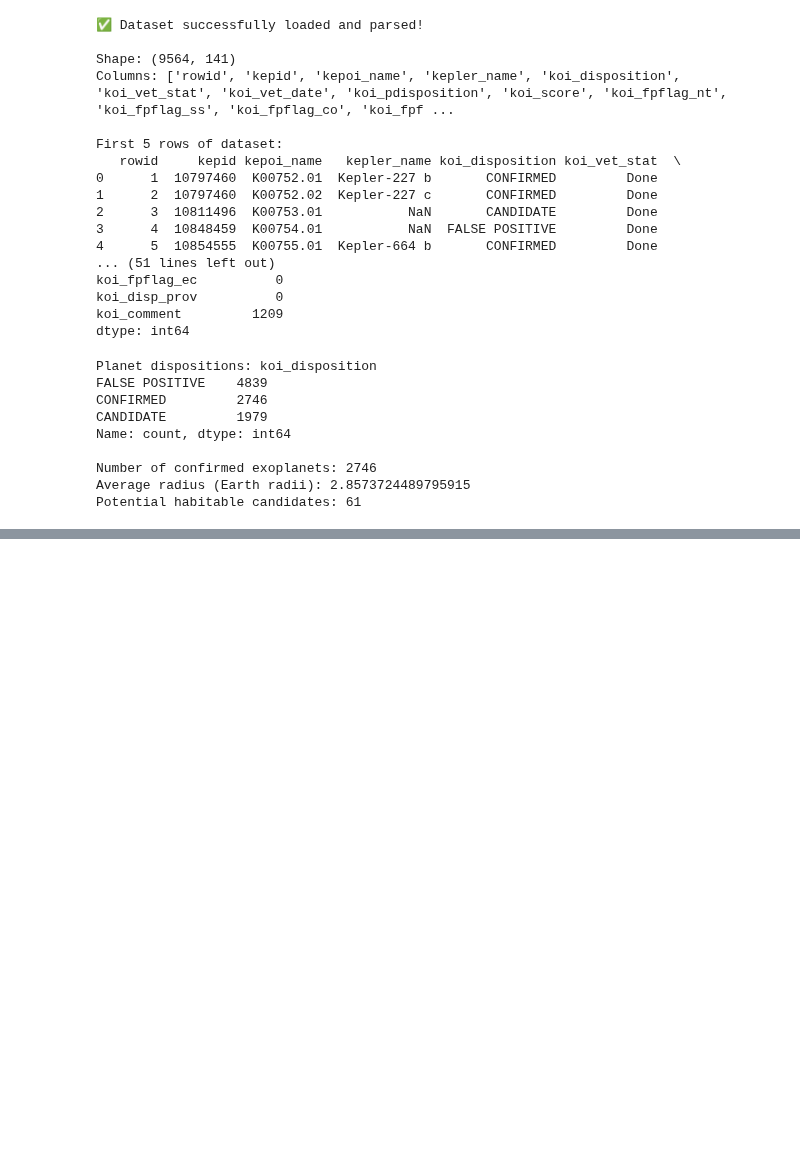
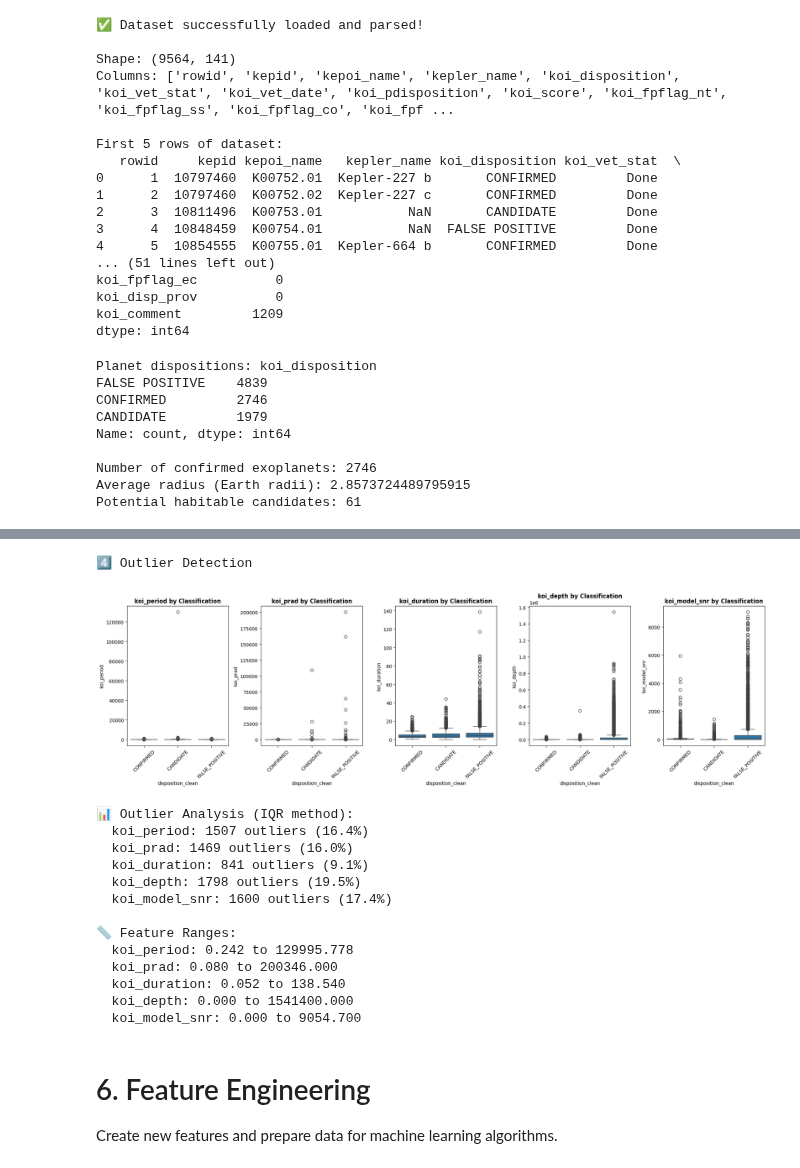
Before and after one commit to Hadeed711/nasa_exoplanet, a Jupyter notebook: keplar_processing.ipynb, the cells around one changed output, grey strips where cells are left out. Drawn from its saved outputs; the diff is of its cells as text; code cells hidden in the pictures; blank space fills up the shorter version.

```diff
--- a/keplar_processing.ipynb
+++ b/keplar_processing.ipynb
@@ -86,0 +466,71 @@ Potential habitable candidates: 61
+# %%
+# 4. OUTLIER DETECTION
+print(f"\n4️⃣ Outlier Detection")
+
+# Key features for outlier analysis
+outlier_features = ['koi_period', 'koi_prad', 'koi_duration', 'koi_depth', 'koi_model_snr']
+available_outlier_features = [f for f in outlier_features if f in df_clean.columns]
+
+# Box plots for outlier visualization
+fig, axes = plt.subplots(1, len(available_outlier_features), figsize=(20, 6))
+if len(available_outlier_features) == 1:
+    axes = [axes]
+
+for i, feature in enumerate(available_outlier_features):
+    sns.boxplot(data=df_clean, y=feature, x='disposition_clean', ax=axes[i])
+    axes[i].set_title(f'{feature} by Classification', fontweight='bold')
+    axes[i].tick_params(axis='x', rotation=45)
+
+plt.tight_layout()
+plt.show()
+
+# Statistical outlier detection using IQR method
+print("📊 Outlier Analysis (IQR method):")
+outlier_summary = {}
+
+for feature in available_outlier_features:
+    data = df_clean[feature].dropna()
+    Q1 = data.quantile(0.25)
+    Q3 = data.quantile(0.75)
+    IQR = Q3 - Q1
+    lower_bound = Q1 - 1.5 * IQR
+    upper_bound = Q3 + 1.5 * IQR
+
+    outliers = data[(data < lower_bound) | (data > upper_bound)]
+    outlier_pct = (len(outliers) / len(data)) * 100
+
+    outlier_summary[feature] = {
+        'count': len(outliers),
+        'percentage': outlier_pct,
+        'lower_bound': lower_bound,
+        'upper_bound': upper_bound
+    }
+
+    print(f"  {feature}: {len(outliers)} outliers ({outlier_pct:.1f}%)")
+
+# Feature ranges for context
+print(f"\n📏 Feature Ranges:")
+for feature in available_outlier_features:
+    min_val = df_clean[feature].min()
+    max_val = df_clean[feature].max()
+    print(f"  {feature}: {min_val:.3f} to {max_val:.3f}")
+# %% [output]
+4️⃣ Outlier Detection
+[figure, added]
+📊 Outlier Analysis (IQR method):
+  koi_period: 1507 outliers (16.4%)
+  koi_prad: 1469 outliers (16.0%)
+  koi_duration: 841 outliers (9.1%)
+  koi_depth: 1798 outliers (19.5%)
+  koi_model_snr: 1600 outliers (17.4%)
+
+📏 Feature Ranges:
+  koi_period: 0.242 to 129995.778
+  koi_prad: 0.080 to 200346.000
+  koi_duration: 0.052 to 138.540
+  koi_depth: 0.000 to 1541400.000
+  koi_model_snr: 0.000 to 9054.700
+# %% [markdown]
+# 6. Feature Engineering
+
+Create new features and prepare data for machine learning algorithms.
```
Also changed, not shown: parts of 15 cells of this notebook, 13 other files.
